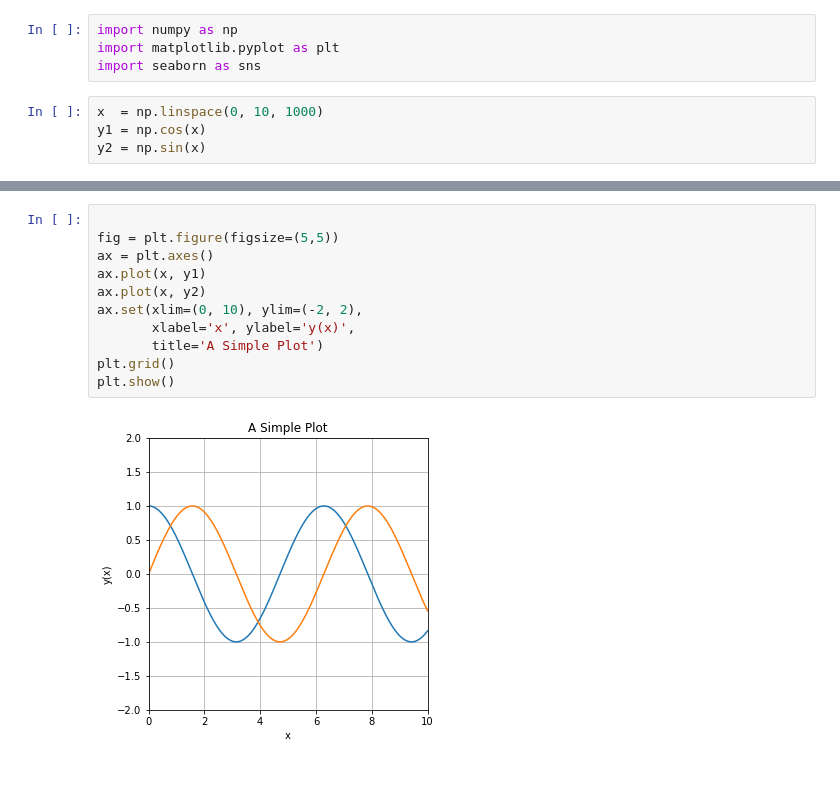
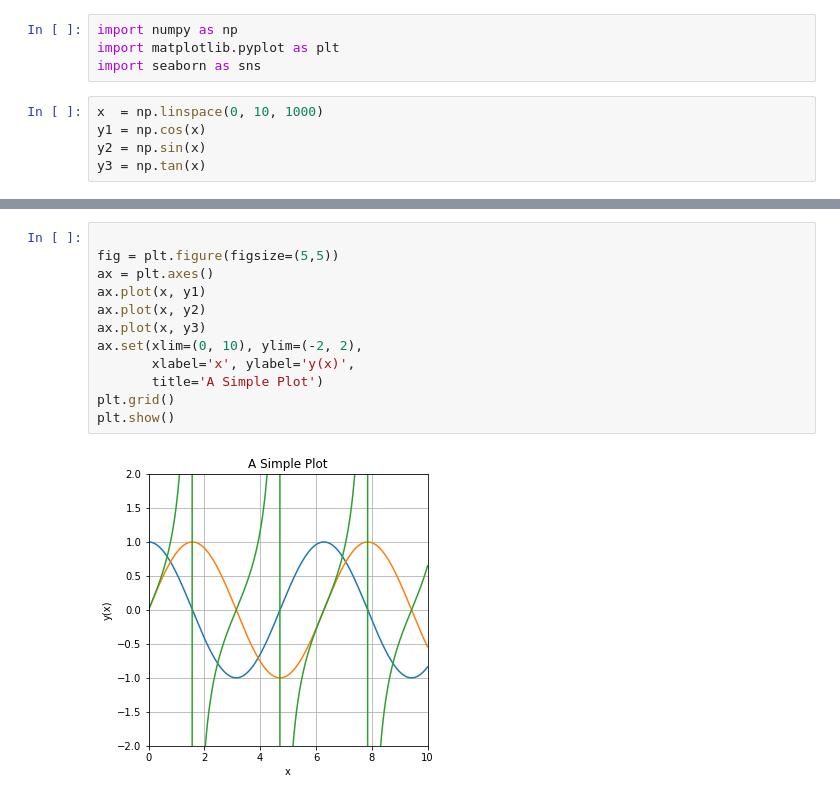
Before and after one commit to kanti92/CodeAstro_project, a Jupyter notebook: first_class.ipynb, the cells around one changed output, grey strips where cells are left out. Cells and saved outputs as stored; diff of their text form.

```diff
--- a/first_class.ipynb
+++ b/first_class.ipynb
@@ -6,6 +6,7 @@ import seaborn as sns
 x  = np.linspace(0, 10, 1000)
 y1 = np.cos(x)
 y2 = np.sin(x)
+y3 = np.tan(x)
 # %%
 fig = plt.figure(figsize=(5,5))
 plt.plot(x,y1, c='red', linestyle='-', alpha = 0.8, label='sin', linewidth=2)
@@ -27,13 +29,14 @@ plt.show()
 # %%
 
 fig = plt.figure(figsize=(5,5))
 ax = plt.axes()
 ax.plot(x, y1)
 ax.plot(x, y2)
+ax.plot(x, y3)
 ax.set(xlim=(0, 10), ylim=(-2, 2),
        xlabel='x', ylabel='y(x)',
        title='A Simple Plot')
 plt.grid()
 plt.show()
 # %% [output]
-[figure, old version]
+[figure, new version]
```
Also changed, not shown: parts of 1 cell of this notebook.
